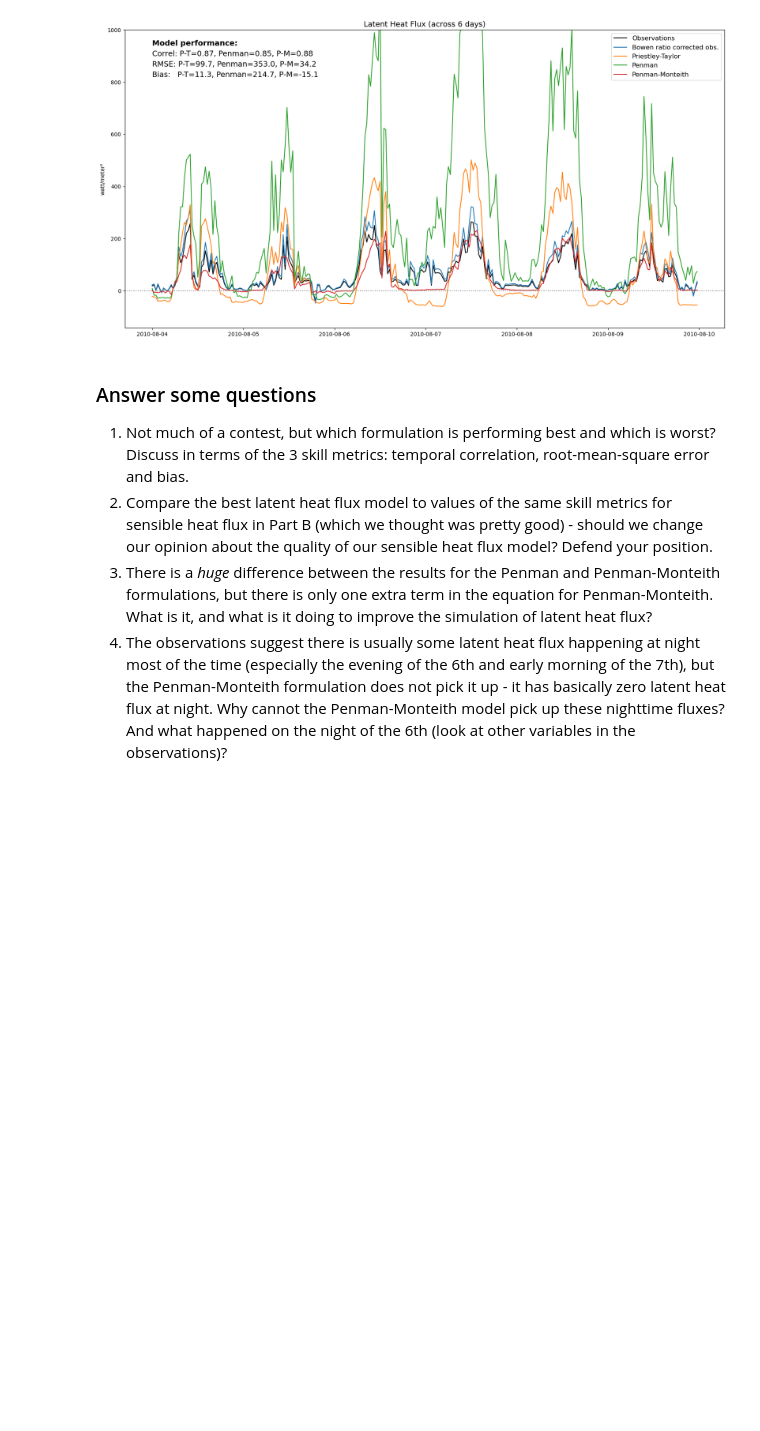
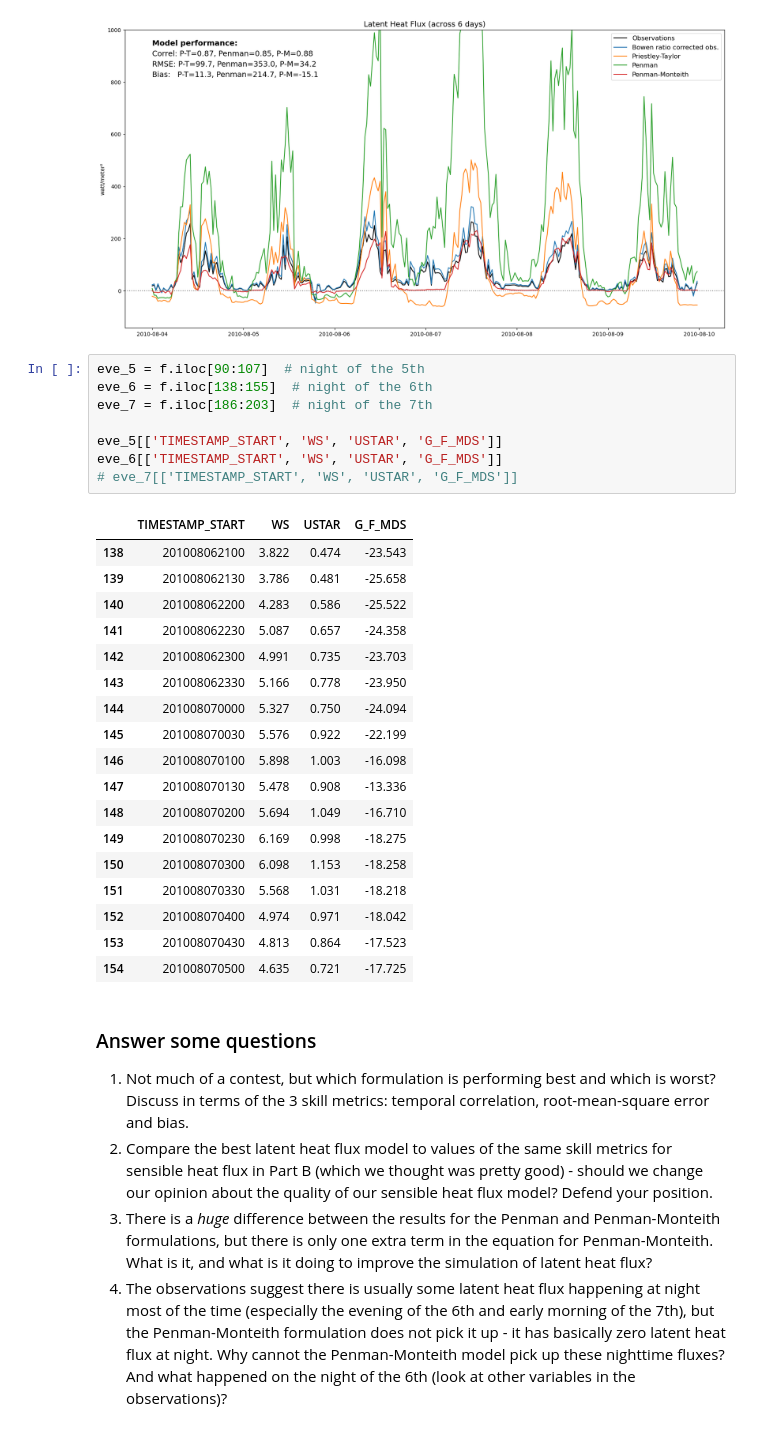
Before and after one commit to anlawyer/land-climate-interactions, a Jupyter notebook: HW3/CLIM614_HW_3.ipynb, the cells around one changed output. Saved outputs shown, nothing was run; the diff lists cells and outputs as text; blank space fills up the shorter version.

```diff
--- a/HW3/CLIM614_HW_3.ipynb
+++ b/HW3/CLIM614_HW_3.ipynb
@@ -603,6 +607,33 @@ plt.text(TIMESTAMP_START[0],820,f"Bias:   P-T={bias_pt:.1f}, Penman={bias_pen:.1
 # %% [output]
 |.......................|.......................|.......................|.......................|.......................|.......................
 [figure]
+# %%
+eve_5 = f.iloc[90:107]  # night of the 5th
+eve_6 = f.iloc[138:155]  # night of the 6th
+eve_7 = f.iloc[186:203]  # night of the 7th
+
+eve_5[['TIMESTAMP_START', 'WS', 'USTAR', 'G_F_MDS']]
+eve_6[['TIMESTAMP_START', 'WS', 'USTAR', 'G_F_MDS']]
+# eve_7[['TIMESTAMP_START', 'WS', 'USTAR', 'G_F_MDS']]
+# %% [output]
+|  | TIMESTAMP_START | WS | USTAR | G_F_MDS |
+| 138 | 201008062100 | 3.822 | 0.474 | -23.543 |
+| 139 | 201008062130 | 3.786 | 0.481 | -25.658 |
+| 140 | 201008062200 | 4.283 | 0.586 | -25.522 |
+| 141 | 201008062230 | 5.087 | 0.657 | -24.358 |
+| 142 | 201008062300 | 4.991 | 0.735 | -23.703 |
+| 143 | 201008062330 | 5.166 | 0.778 | -23.950 |
+| 144 | 201008070000 | 5.327 | 0.750 | -24.094 |
+| 145 | 201008070030 | 5.576 | 0.922 | -22.199 |
+| 146 | 201008070100 | 5.898 | 1.003 | -16.098 |
+| 147 | 201008070130 | 5.478 | 0.908 | -13.336 |
+| 148 | 201008070200 | 5.694 | 1.049 | -16.710 |
+| 149 | 201008070230 | 6.169 | 0.998 | -18.275 |
+| 150 | 201008070300 | 6.098 | 1.153 | -18.258 |
+| 151 | 201008070330 | 5.568 | 1.031 | -18.218 |
+| 152 | 201008070400 | 4.974 | 0.971 | -18.042 |
+| 153 | 201008070430 | 4.813 | 0.864 | -17.523 |
+| 154 | 201008070500 | 4.635 | 0.721 | -17.725 |
 # %% [markdown]
 ### Answer some questions
 1. Not much of a contest, but which formulation is performing best and which is worst? Discuss in terms of the 3 skill metrics: temporal correlation, root-mean-square error and bias.
```
Also changed, not shown: parts of 6 cells of this notebook.
